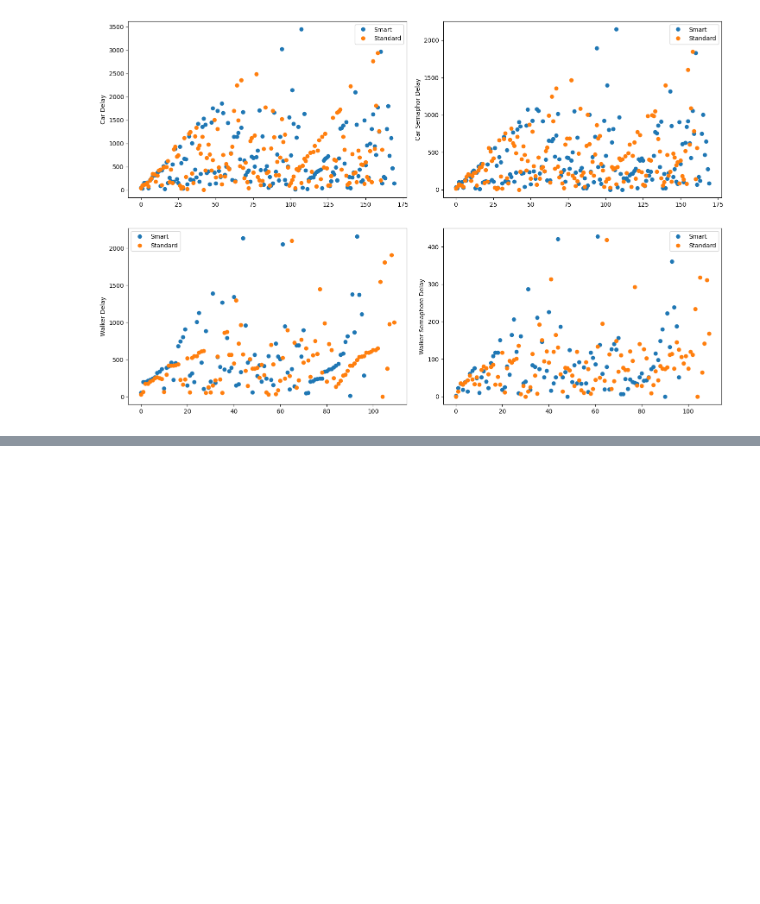
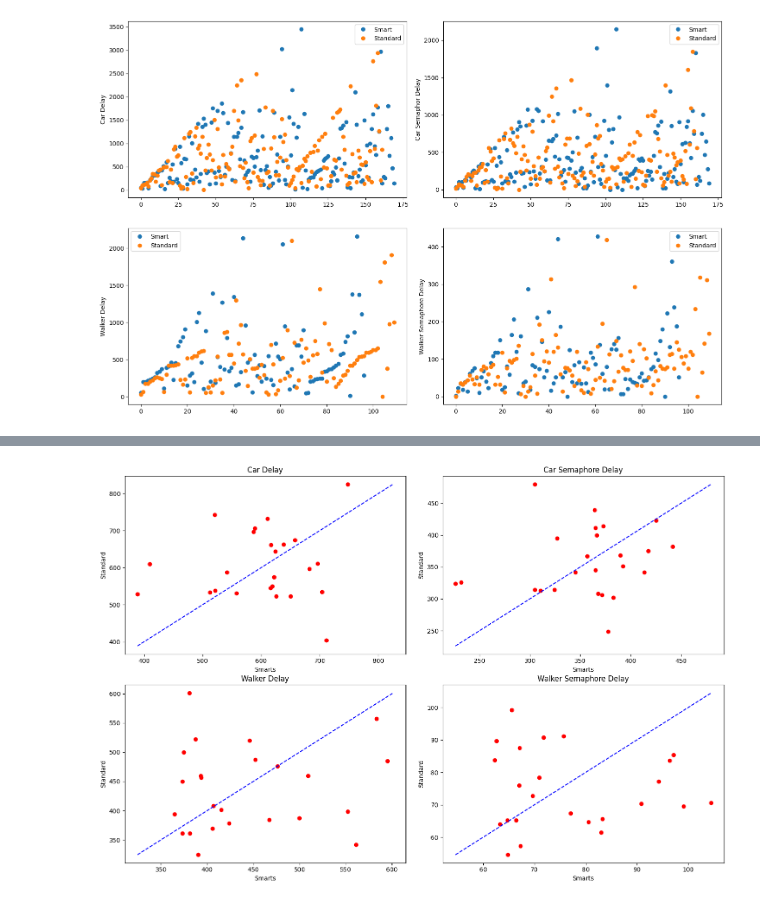
Before and after one commit to BritoAlv/proyecto-ia, a Jupyter notebook: src/simulation_results/Stats.ipynb, the cells around one changed output, grey strips where cells are left out. Saved outputs shown, nothing was run; the diff lists cells and outputs as text; code cells hidden in the pictures; blank space fills up the shorter version.

```diff
--- a/src/simulation_results/Stats.ipynb
+++ b/src/simulation_results/Stats.ipynb
@@ -235,0 +397,4 @@ StatObject.plot_times_dot_histogram((smarts[:2], "Smart"), (standard[:2], "Stand
+# %%
+StatObject.average_plotter( (smarts, "Smarts"), (standard, "Standard"))
+# %% [output]
+[figure, added]
```
Also changed, not shown: parts of 6 cells of this notebook.
